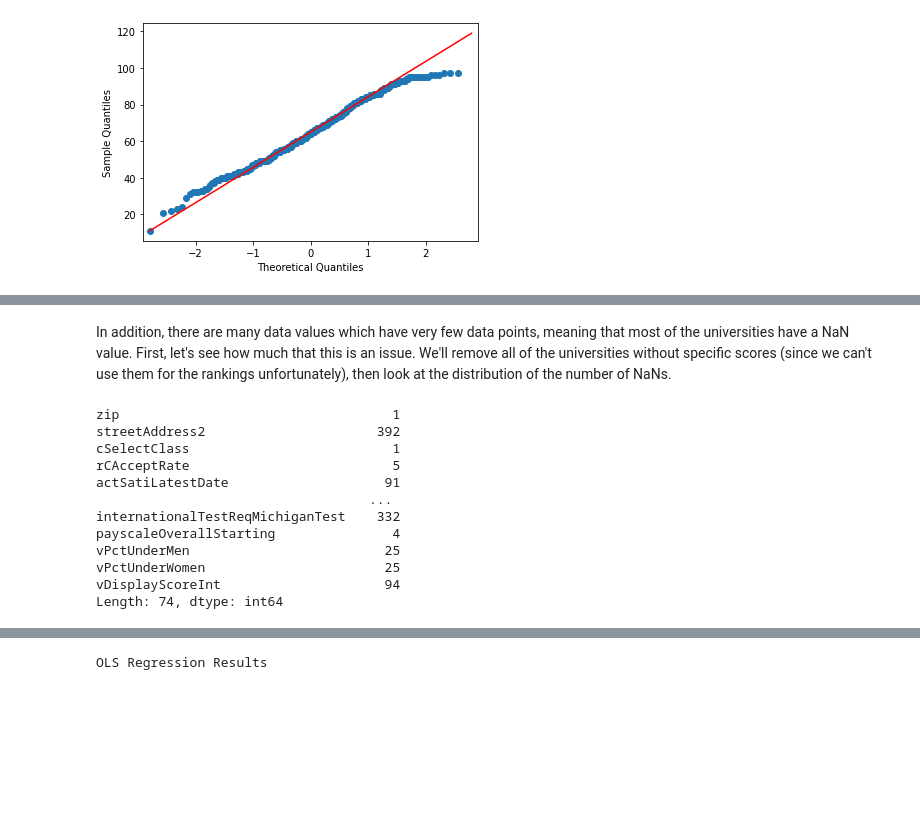
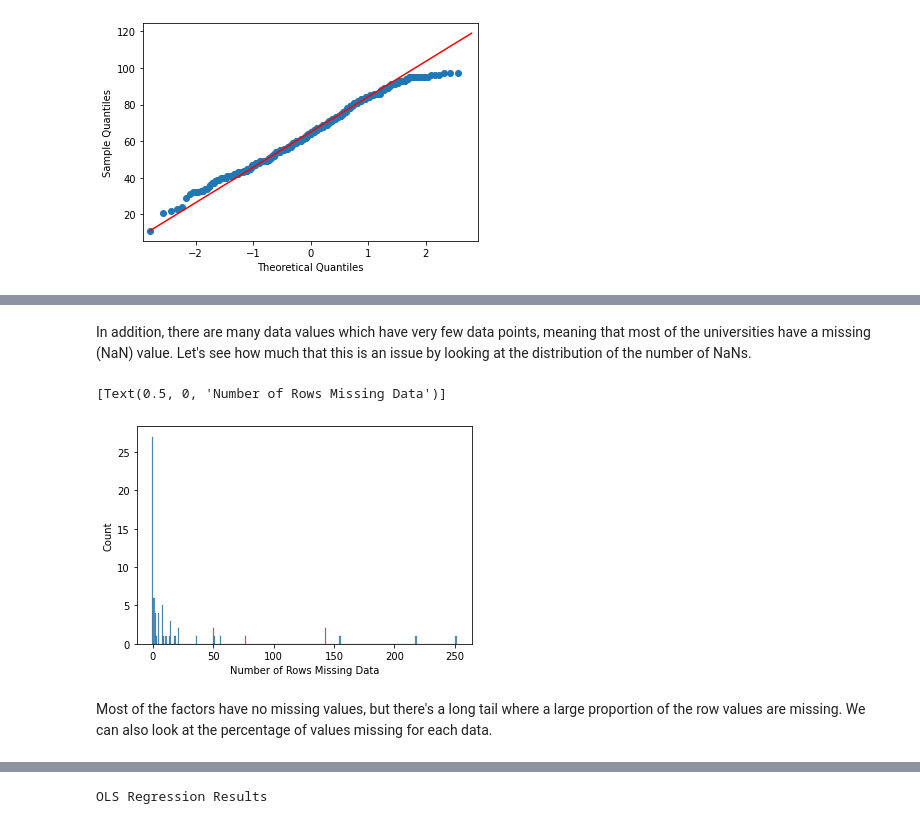
Before and after one commit to Aurathic/USNews-Colleges-Web-Scraper, a Jupyter notebook: python_web_scraper/web_scraping_2.ipynb, the cells around one changed output, grey strips where cells are left out. Cells and saved outputs as stored; diff of their text form; code cells hidden in the pictures; blank space fills up the shorter version.

```diff
--- a/python_web_scraper/web_scraping_2.ipynb
+++ b/python_web_scraper/web_scraping_2.ipynb
@@ -362,21 +439,14 @@ univ_df_norm = univ_df_norm.select_dtypes([np.number]) # remove columns which ar
 # %% [markdown]
-In addition, there are many data values which have very few data points, meaning that most of the universities have a NaN value.
-First, let's see how much that this is an issue. We'll remove all of the universities without specific scores (since we can't use them for the rankings unfortunately), then look at the distribution of the number of NaNs.
+In addition, there are many data values which have very few data points, meaning that most of the universities have a missing (NaN) value. Let's see how much that this is an issue by looking at the distribution of the number of NaNs.
 # %%
-univ_df_norm.dropna(subset=["vDisplayScoreInt"], inplace=True) # remove all of the schools without a score
-df_nas = univ_df.isna().sum()
-df_nas[df_nas > 0]
+univ_df_num.dropna(subset=["vDisplayScoreInt"], inplace=True) # remove all of the schools without a score
+df_nas = univ_df_num.isna().sum()
+ax = sns.histplot(df_nas, discrete=True)
+ax.set(xlabel="Number of Rows Missing Data")
 # %% [output]
-zip                                   1
-streetAddress2                      392
-cSelectClass                          1
-rCAcceptRate                          5
-actSatiLatestDate                    91
-                                   ...
-internationalTestReqMichiganTest    332
-payscaleOverallStarting               4
-vPctUnderMen                         25
-vPctUnderWomen                       25
-vDisplayScoreInt                     94
-Length: 74, dtype: int64
+[Text(0.5, 0, 'Number of Rows Missing Data')]
+[figure, added]
+# %% [markdown]
+Most of the factors have no missing values, but there's a long tail where a large proportion of the row values are missing.
+We can also look at the percentage of values missing for each data.
 # %%
```
Also changed, not shown: parts of 61 cells of this notebook, 3 other files.
